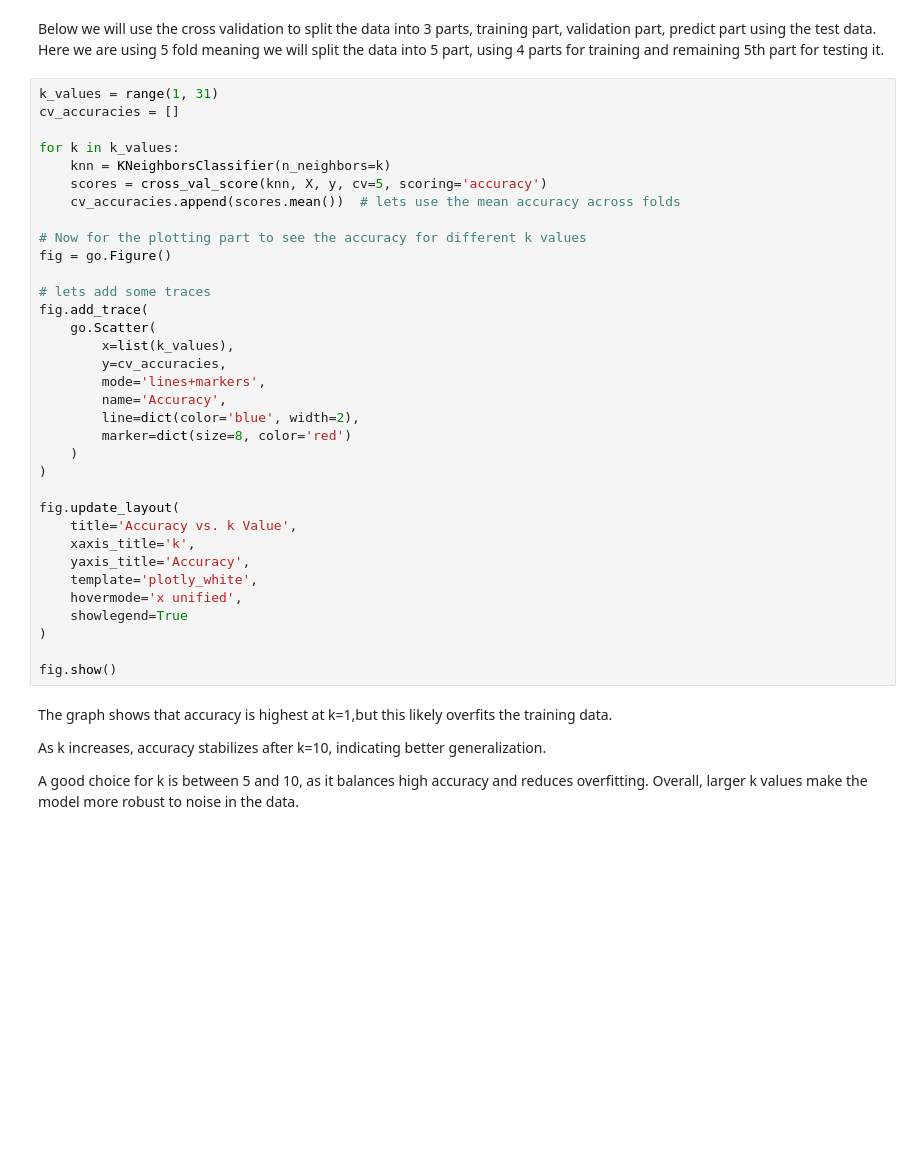
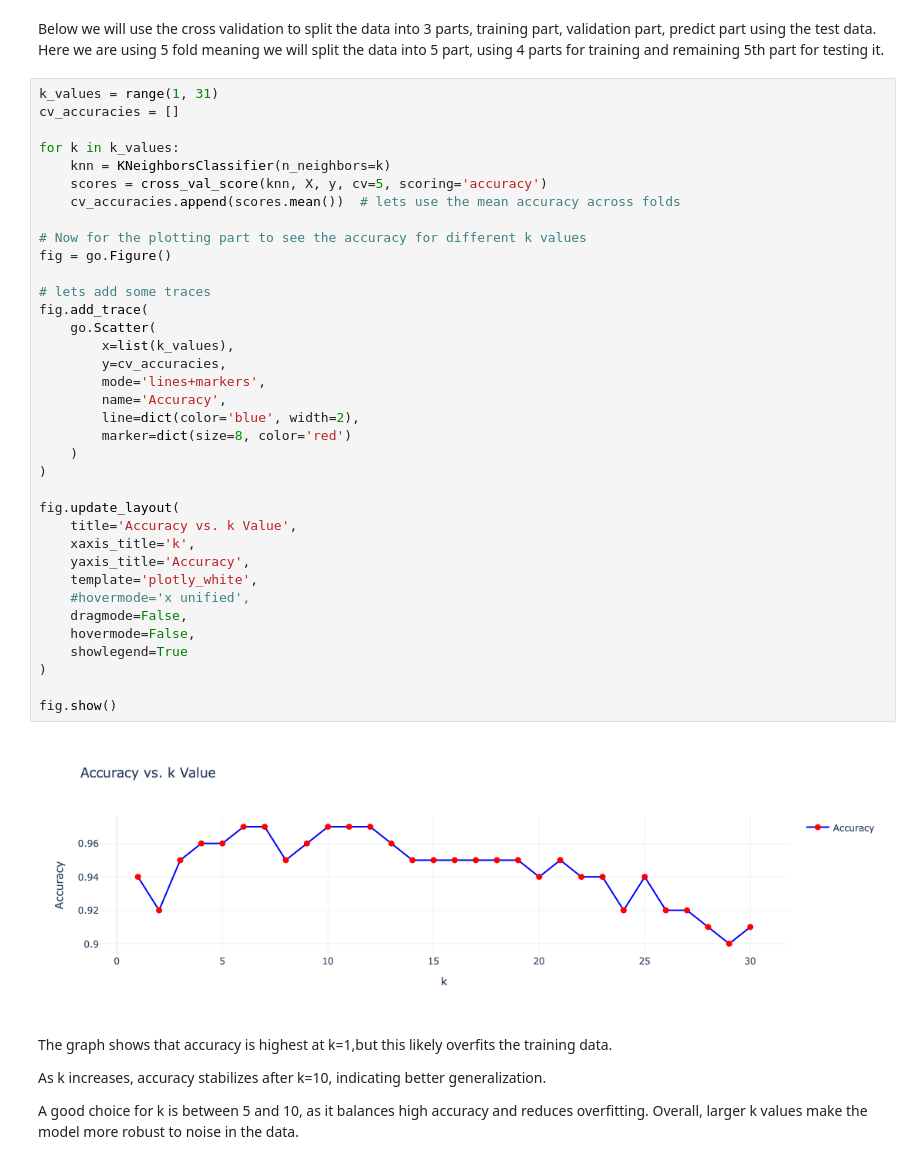
Before and after one commit to UmakanthPrakash/machine-learning-pocs, a Jupyter notebook: knn./knn.ipynb, the cells around one changed output. Drawn from its saved outputs; the diff is of its cells as text; blank space fills up the shorter version.

```diff
--- a/knn./knn.ipynb
+++ b/knn./knn.ipynb
@@ -97,34 +99,38 @@ cv_accuracies = []
 
 for k in k_values:
     knn = KNeighborsClassifier(n_neighbors=k)
     scores = cross_val_score(knn, X, y, cv=5, scoring='accuracy')
     cv_accuracies.append(scores.mean())  # lets use the mean accuracy across folds
 
 # Now for the plotting part to see the accuracy for different k values
 fig = go.Figure()
 
 # lets add some traces
 fig.add_trace(
     go.Scatter(
         x=list(k_values),
         y=cv_accuracies,
         mode='lines+markers',
         name='Accuracy',
         line=dict(color='blue', width=2),
         marker=dict(size=8, color='red')
     )
 )
 
 fig.update_layout(
     title='Accuracy vs. k Value',
     xaxis_title='k',
     yaxis_title='Accuracy',
     template='plotly_white',
-    hovermode='x unified',
+    #hovermode='x unified',
+    dragmode=False,
+    hovermode=False,
     showlegend=True
 )
 
 fig.show()
+# %% [output]
+[figure, added]
 # %% [markdown]
 The graph shows that accuracy is highest at k=1,but this likely overfits the training data.
 
```
Also changed, not shown: parts of 6 cells of this notebook, 1 other file.
